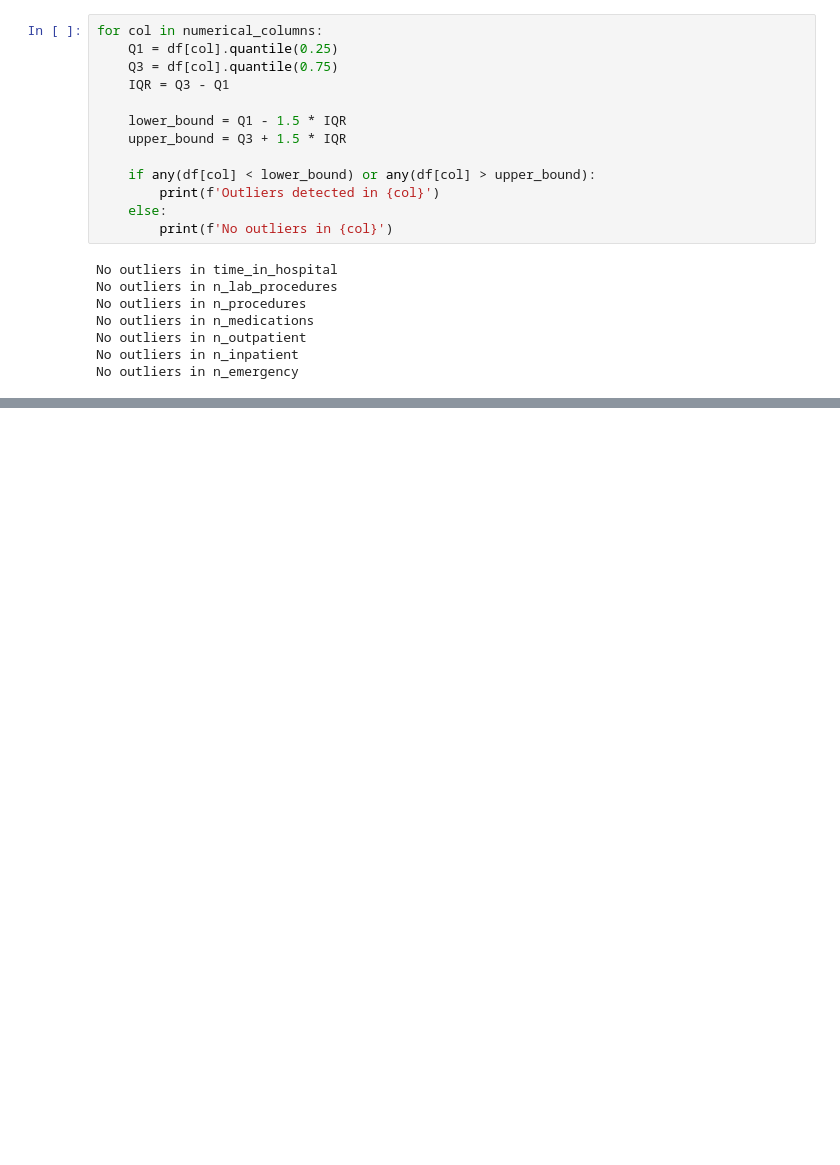
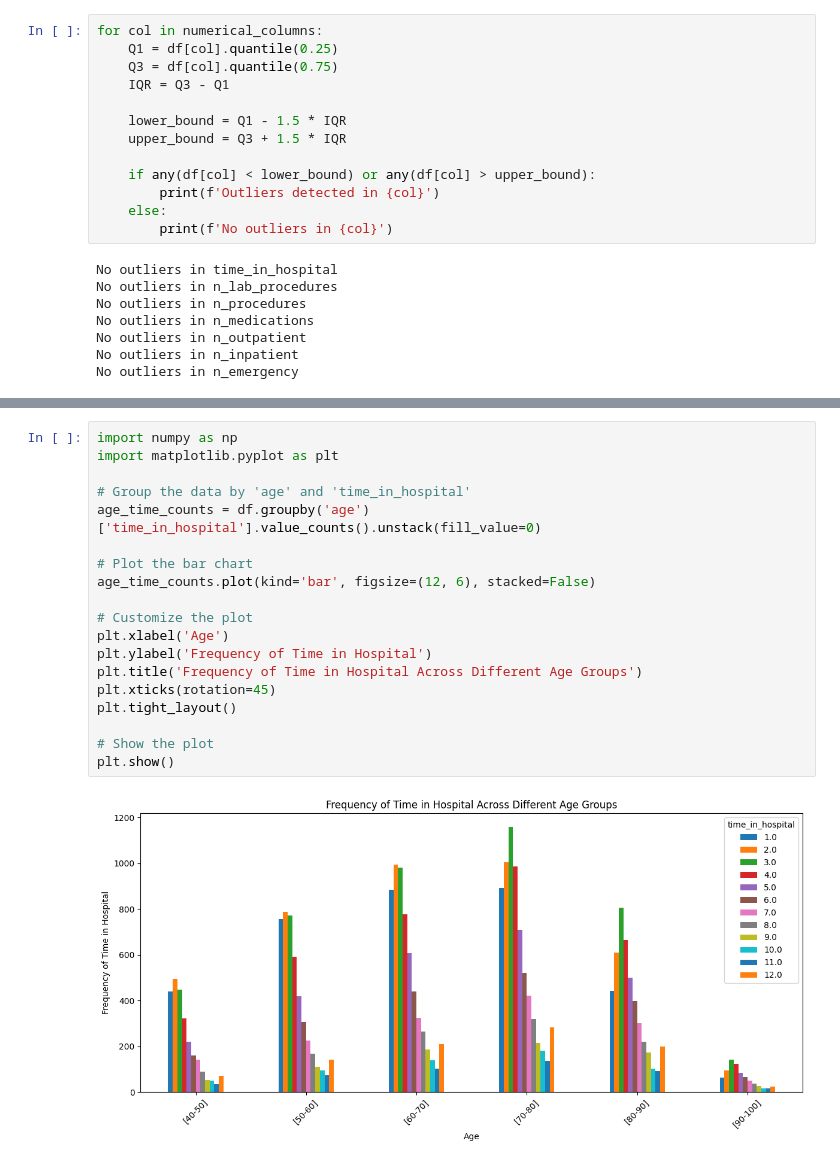
Before and after one commit to mohamedhanfi/hospital-readmissions, a Jupyter notebook: hospital_readmissions.ipynb, the cells around one changed output, grey strips where cells are left out. Drawn from its saved outputs; the diff is of its cells as text; blank space fills up the shorter version.

```diff
--- a/hospital_readmissions.ipynb
+++ b/hospital_readmissions.ipynb
@@ -193,0 +338,21 @@ No outliers in n_emergency
+# %%
+import numpy as np
+import matplotlib.pyplot as plt
+
+# Group the data by 'age' and 'time_in_hospital'
+age_time_counts = df.groupby('age')['time_in_hospital'].value_counts().unstack(fill_value=0)
+
+# Plot the bar chart
+age_time_counts.plot(kind='bar', figsize=(12, 6), stacked=False)
+
+# Customize the plot
+plt.xlabel('Age')
+plt.ylabel('Frequency of Time in Hospital')
+plt.title('Frequency of Time in Hospital Across Different Age Groups')
+plt.xticks(rotation=45)
+plt.tight_layout()
+
+# Show the plot
+plt.show()
+# %% [output]
+[figure, added]
```
Also changed, not shown: parts of 20 cells of this notebook.
